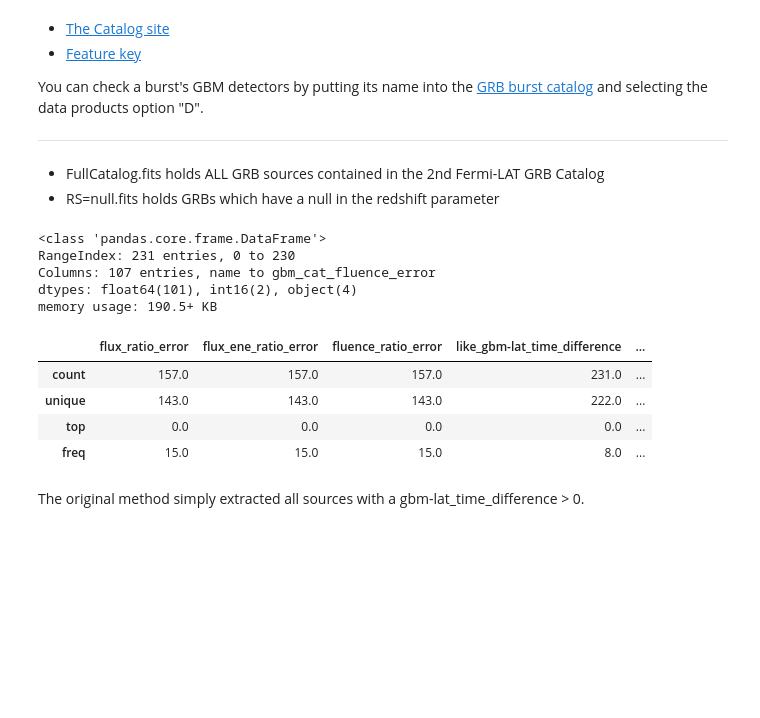
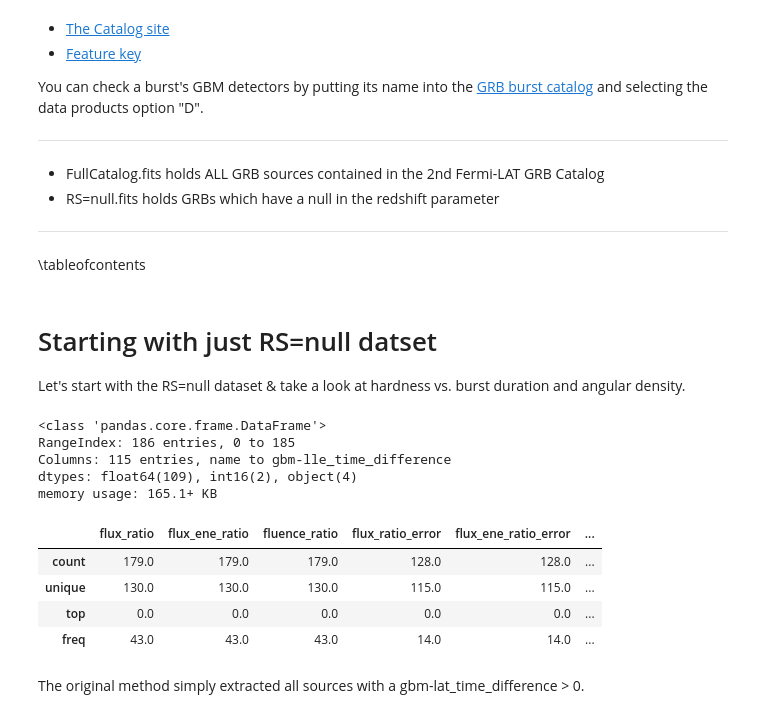
Before and after one commit to xboluna/Research, a Jupyter notebook: BHRad/GBM_Catalog_Searching/Exploring_possible_candidates.ipynb, the cells around one changed output. Cells and saved outputs as stored; diff of their text form; code cells hidden in the pictures; blank space fills up the shorter version.

```diff
--- a/BHRad/GBM_Catalog_Searching/Exploring_possible_candidates.ipynb
+++ b/BHRad/GBM_Catalog_Searching/Exploring_possible_candidates.ipynb
@@ -15,3 +15,5 @@ You can check a burst's GBM detectors by putting its name into the [GRB burst ca
 
 - FullCatalog.fits holds ALL GRB sources contained in the 2nd Fermi-LAT GRB Catalog
 - RS=null.fits holds GRBs which have a null in the redshift parameter
+---
+\tableofcontents
@@ -18,52 +64,31 @@ You can check a burst's GBM detectors by putting its name into the [GRB burst ca
+# %% [markdown]
+# Starting with just RS=null datset
+
+Let's start with the RS=null dataset & take a look at hardness vs. burst duration and angular density.
 # %%
-dat = Table.read('FullCatalog.fits')
+# Load the RS=null.fits dataset
+dat = Table.read('RS=null.fits')
 targets = dat.to_pandas()
 
-# Remove trailing whitespace
-targets = targets.rename(columns=lambda x: x.strip().lower())
+# Cleaning data
+targets = clean_data(targets)
+targets = calculate_hardness(targets)
+targets = calculate_time_difference(targets)
 
 targets.info()
+
+targets.T.tail(8).T.describe()
 # %% [output]
 <class 'pandas.core.frame.DataFrame'>
-RangeIndex: 231 entries, 0 to 230
-Columns: 107 entries, name to gbm_cat_fluence_error
-dtypes: float64(101), int16(2), object(4)
-memory usage: 190.5+ KB
+RangeIndex: 186 entries, 0 to 185
+Columns: 115 entries, name to gbm-lle_time_difference
+dtypes: float64(109), int16(2), object(4)
+memory usage: 165.1+ KB
+|  | flux_ratio | flux_ene_ratio | fluence_ratio | flux_ratio_error | flux_ene_ratio_error | ... |
+| count | 179.0 | 179.0 | 179.0 | 128.0 | 128.0 | ... |
+| unique | 130.0 | 130.0 | 130.0 | 115.0 | 115.0 | ... |
+| top | 0.0 | 0.0 | 0.0 | 0.0 | 0.0 | ... |
+| freq | 43.0 | 43.0 | 43.0 | 14.0 | 14.0 | ... |
-# %%
-# Apply the flux_ratio calculations
-targets['flux_ratio'] = targets['like_gbm_flux']/targets['like_lat_flux']
-targets['flux_ene_ratio'] = targets['like_gbm_flux_ene']/targets['like_lat_flux_ene']
-targets['fluence_ratio'] = targets['like_gbm_fluence']/targets['like_lat_fluence']
-
-def propagate_error(a, b, e_a, e_b):
-    return np.abs(a/b) * np.sqrt( (e_a/a)**2 + (e_b/b) )
-
-targets['flux_ratio_error'] = propagate_error(targets['like_gbm_flux'],
-                                              targets['like_lat_flux'],
-                                              targets['like_gbm_flux_error'],
-                                              targets['like_lat_flux_error'])
-
-targets['flux_ene_ratio_error'] = propagate_error(targets['like_gbm_flux_ene'],
-                                                  targets['like_lat_flux_ene'],
-                                                  targets['like_gbm_flux_ene_error'],
-                                                  targets['like_lat_flux_ene_error'])
-
-targets['fluence_ratio_error'] = propagate_error(targets['like_gbm_fluence'],
-                                                  targets['like_lat_fluence'],
-                                                  targets['like_gbm_fluence_error'],
-                                                  targets['like_lat_fluence_error'])
-
-# Generate time difference calculation
-targets['like_gbm-lat_time_difference'] = targets['like_gbm_t0'] - targets['like_lat_t0']
-targets['gbm-lle_time_difference'] = targets['gbm_cat_t05'] - targets['lle_t90']
-
-targets.T.tail(5).T.describe()
-# %% [output]
-|  | flux_ratio_error | flux_ene_ratio_error | fluence_ratio_error | like_gbm-lat_time_difference | ... |
-| count | 157.0 | 157.0 | 157.0 | 231.0 | ... |
-| unique | 143.0 | 143.0 | 143.0 | 222.0 | ... |
-| top | 0.0 | 0.0 | 0.0 | 0.0 | ... |
-| freq | 15.0 | 15.0 | 15.0 | 8.0 | ... |
 # %% [markdown]
 The original method simply extracted all sources with a gbm-lat_time_difference > 0.
 # %%
```
Also changed, not shown: parts of 18 cells of this notebook, 3 other files.
